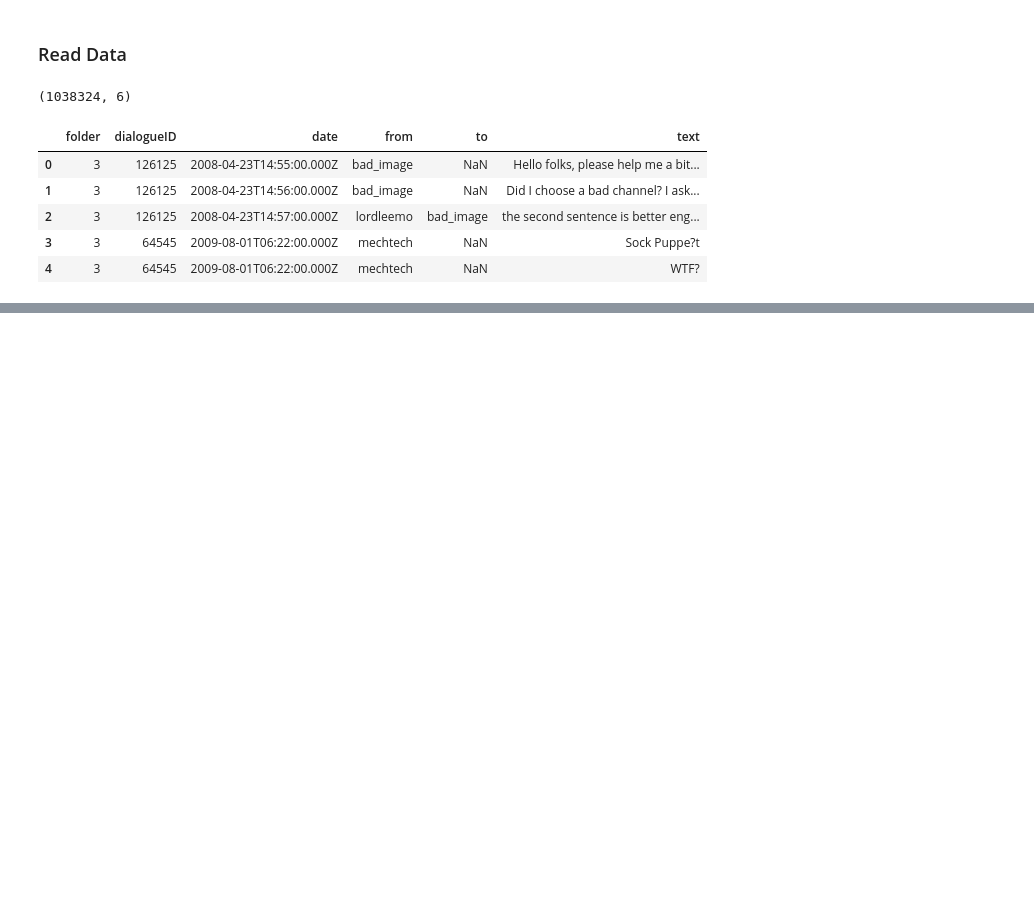
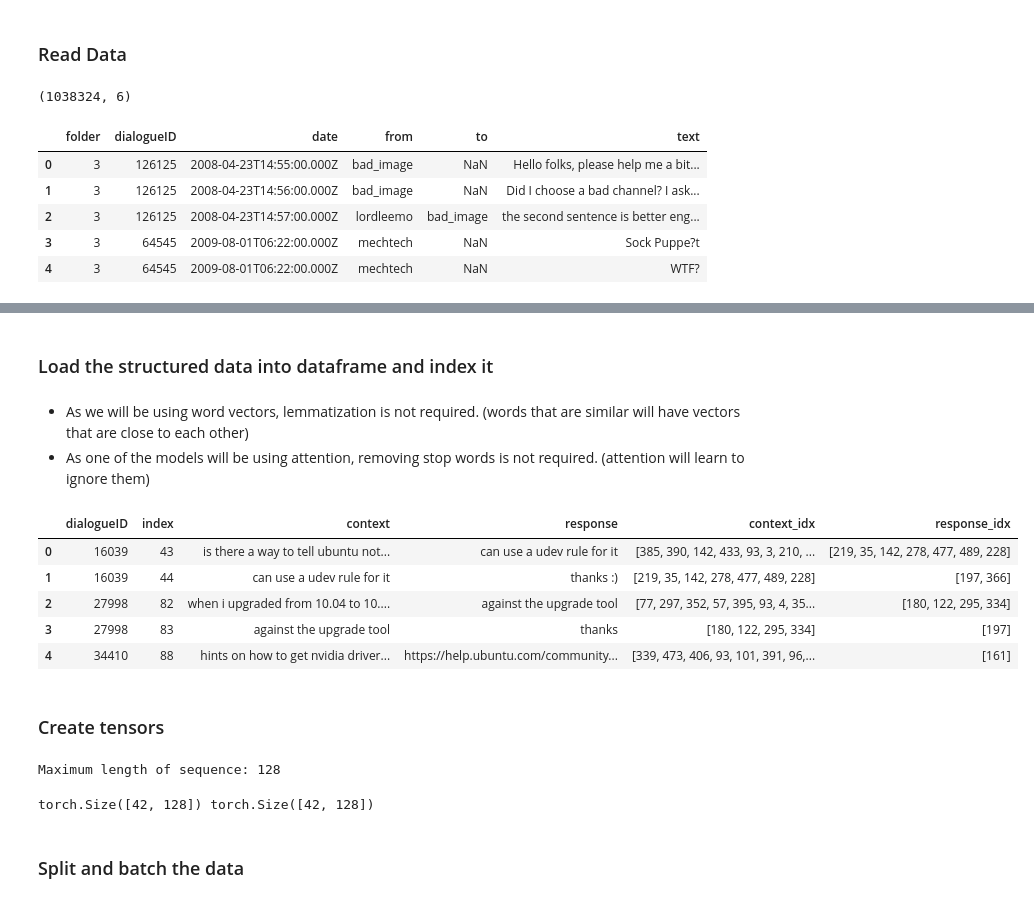
Before and after one commit to zhulinchng/ChatbotSeq2Seq, a Jupyter notebook: main.ipynb, the cells around one changed output, grey strips where cells are left out. Cells and saved outputs as stored; diff of their text form; code cells hidden in the pictures; blank space fills up the shorter version.

Commit message:
added build model steps

```diff
--- a/main.ipynb
+++ b/main.ipynb
@@ -207,0 +220,12 @@ dialogues[126125]
+# %%
+# convert nested dictionary to dataframe
+def dict_to_df(data):
+    rows = []
+    for dialogue_id, sentence_pairs in data.items():
+        for idx, pair in sentence_pairs.items():
+            rows.append([dialogue_id, idx, pair[0], pair[1]])
+    df = pd.DataFrame(rows, columns=['dialogueID', 'index', 'context', 'response'])
+    return df
+
+dialogue_df = dict_to_df(dialogues)
+dialogue_df.head()
@@ -207,0 +239,5 @@ dialogues[126125]
+# %% [markdown]
+### Load the structured data into dataframe and index it
+# %% [markdown]
+- As we will be using word vectors, lemmatization is not required. (words that are similar will have vectors that are close to each other)
+- As one of the models will be using attention, removing stop words is not required. (attention will learn to ignore them)
@@ -207,0 +282,17 @@ dialogues[126125]
+# %%
+word2idx, idx2word = create_mapping(dialogue_df)
+# %%
+# Map words to indices
+dialogue_df['context_idx'] = dialogue_df['context'].apply(lambda x: [word2idx[word] for word in tokenize(x)])
+dialogue_df['response_idx'] = dialogue_df['response'].apply(lambda x: [word2idx[word] for word in tokenize(x)])
+# %%
+dialogue_df.head()
+# %% [output]
+|  | dialogueID | index | context | response | context_idx | response_idx |
+| 0 | 16039 | 43 | is there a way to tell ubuntu not... | can use a udev rule for it | [385, 390, 142, 433, 93, 3, 210, ... | [219, 35, 142, 278, 477, 489, 228] |
+| 1 | 16039 | 44 | can use a udev rule for it | thanks :) | [219, 35, 142, 278, 477, 489, 228] | [197, 366] |
+| 2 | 27998 | 82 | when i upgraded from 10.04 to 10.... | against the upgrade tool | [77, 297, 352, 57, 395, 93, 4, 35... | [180, 122, 295, 334] |
+| 3 | 27998 | 83 | against the upgrade tool | thanks | [180, 122, 295, 334] | [197] |
+| 4 | 34410 | 88 | hints on how to get nvidia driver... | https://help.ubuntu.com/community... | [339, 473, 406, 93, 101, 391, 96,... | [161] |
+# %% [markdown]
+### Create tensors
@@ -207,0 +321,16 @@ dialogues[126125]
+# %%
+# get max length of context and response
+max_len_context = max(dialogue_df['context_idx'].apply(len))
+max_len_response = max(dialogue_df['response_idx'].apply(len))
+max_len = max(max_len_context, max_len_response)
+max_len = 128
+print(f'Maximum length of sequence: {max_len}')
+# %% [output]
+Maximum length of sequence: 128
+# %%
+context_tensor, response_tensor = create_tensors(dialogue_df, max_len=max_len)
+print(context_tensor.shape, response_tensor.shape)
+# %% [output]
+torch.Size([42, 128]) torch.Size([42, 128])
+# %% [markdown]
+### Split and batch the data
```
Also changed, not shown: parts of 29 cells of this notebook.
